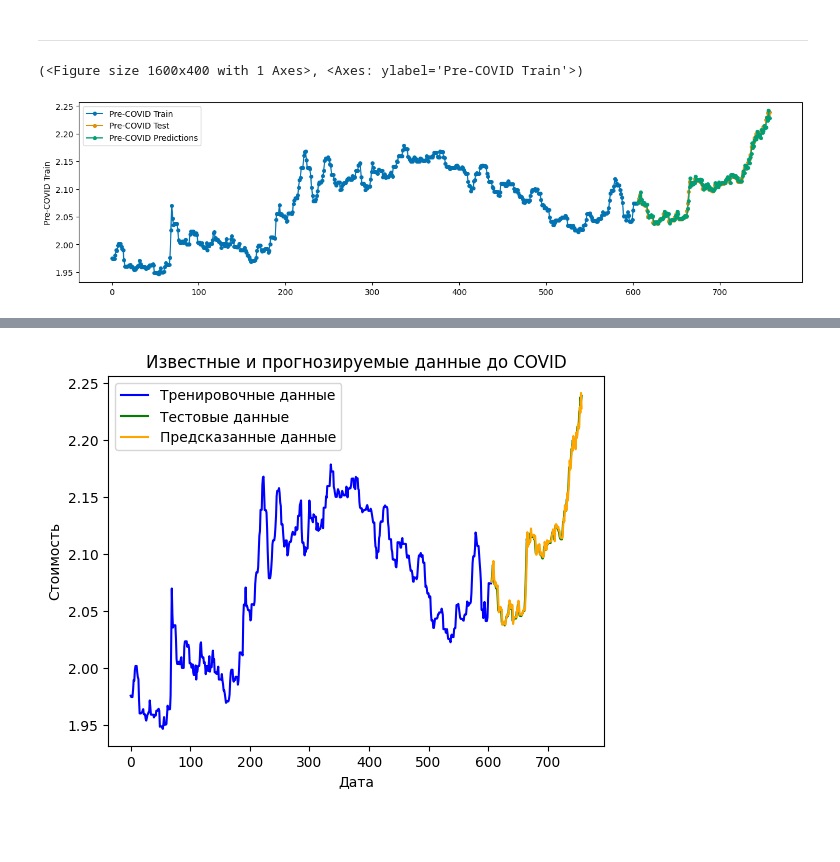
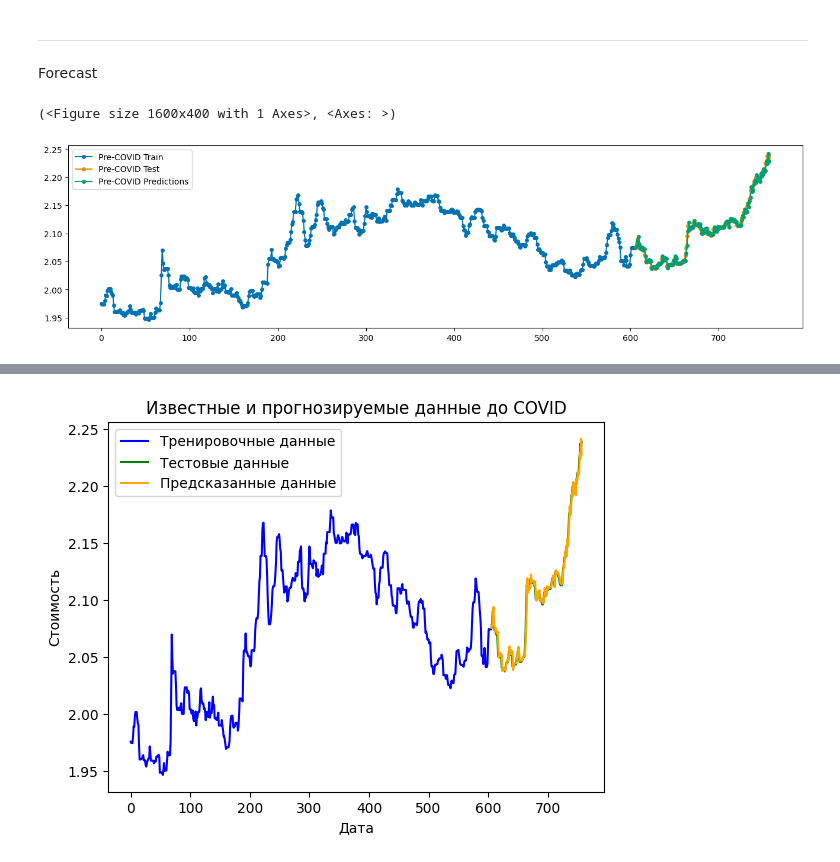
Before and after one commit to InnerShadow/UDSpredictor, a Jupyter notebook: src/demo.ipynb, the cells around one changed output, grey strips where cells are left out. Cells and saved outputs as stored; diff of their text form; code cells hidden in the pictures; blank space fills up the shorter version.

```diff
--- a/src/demo.ipynb
+++ b/src/demo.ipynb
@@ -167,5 +151,7 @@ post_diff_acf_drawer.plot()
 [figure]
 # %% [markdown]
 -----------------
+# %% [markdown]
+Forecast
 # %%
 import numpy as np
@@ -187,10 +170,12 @@ from sktime.utils.plotting import plot_series
 # %%
-df_train_pre = pd.Series(y_train_pre, name='Pre-COVID Train')
-df_test_pre = pd.Series(y_test_pre, index=np.arange(len(y_train_pre), len(y_train_pre) + len(y_test_pre)), name='Pre-COVID Test')
-y_pred_pre = pd.Series(predicted_values_pre, index=np.arange(len(y_train_pre), len(y_train_pre) + len(predicted_values_pre)), name='Pre-COVID Predictions')
+from sktime.utils.plotting import plot_series
+
+df_train_pre = pd.Series(y_train_pre)
+df_test_pre = pd.Series(y_test_pre, index = np.arange(len(y_train_pre), len(y_train_pre) + len(y_test_pre)))
+y_pred_pre = pd.Series(predicted_values_pre, index = np.arange(len(y_train_pre), len(y_train_pre) + len(predicted_values_pre)))
 
 plot_series(df_train_pre, df_test_pre, y_pred_pre, labels=['Pre-COVID Train', 'Pre-COVID Test', 'Pre-COVID Predictions'])
 # %% [output]
-(<Figure size 1600x400 with 1 Axes>, <Axes: ylabel='Pre-COVID Train'>)
+(<Figure size 1600x400 with 1 Axes>, <Axes: >)
-[figure, old version]
+[figure, new version]
 # %%
```
Also changed, not shown: parts of 22 cells of this notebook.
